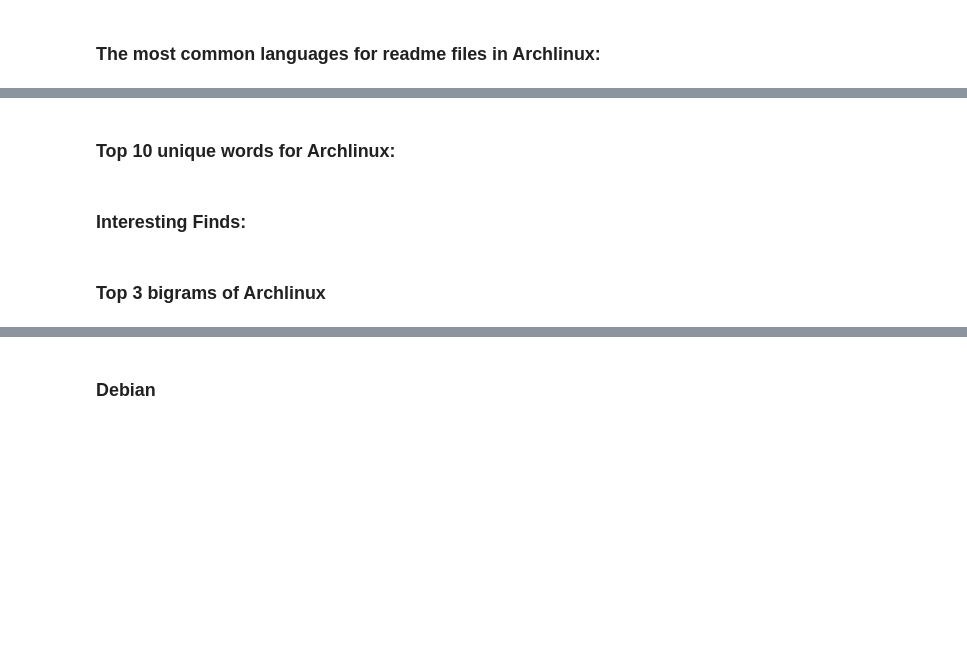
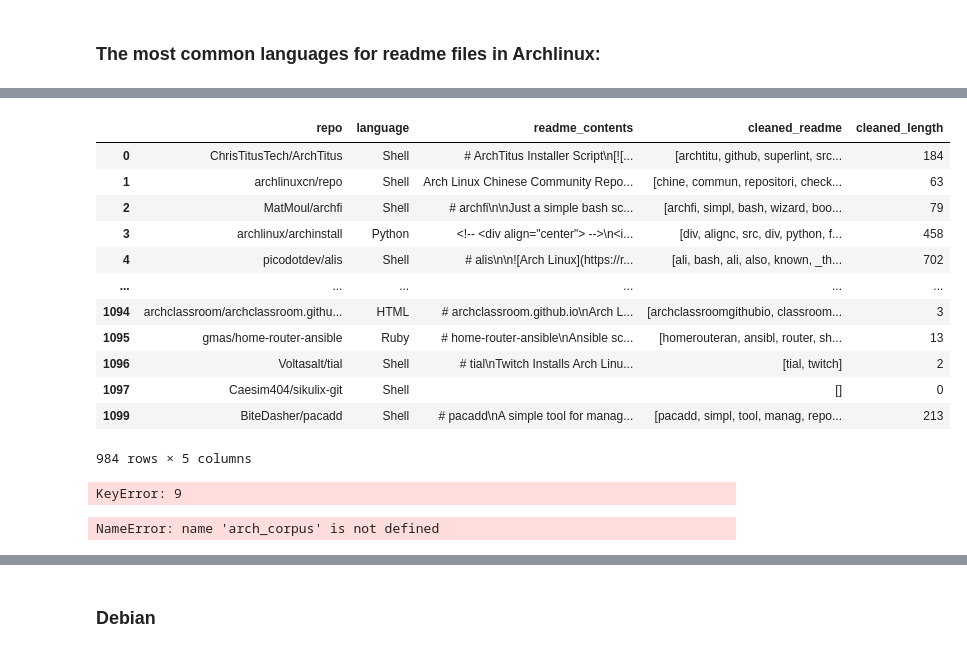
Before and after one commit to jemison-nlp-AnJeSt/github-NLP-project, a Jupyter notebook: Final_Notebook.ipynb, the cells around one changed output, grey strips where cells are left out. Drawn from its saved outputs; the diff is of its cells as text; code cells hidden in the pictures; blank space fills up the shorter version.

```diff
--- a/Final_Notebook.ipynb
+++ b/Final_Notebook.ipynb
@@ -122,11 +130,4 @@ import warnings
 warnings.filterwarnings("ignore")
 # %%
 #calling in master_df:
-master_df = pd.read_csv('master_list.csv')
-
-#handling nulls of rows that do not have languages mentioned:
-master_df = c.drop_nulls(master_df)
-
-#importing our clean/normalization function
-master_df = c.adding_columns(master_df)
-master_df.head()
+master_df = pd.read_json('master_df.json')
@@ -672,3 +690,19 @@ plt.xlabel('Count of Occurances')
+# %%
+arch_df
+# %% [output]
+|  | repo | language | readme_contents | cleaned_readme | cleaned_length |
+| 0 | ChrisTitusTech/ArchTitus | Shell | # ArchTitus Installer Script\n[![... | [archtitu, github, superlint, src... | 184 |
+| 1 | archlinuxcn/repo | Shell | Arch Linux Chinese Community Repo... | [chine, commun, repositori, check... | 63 |
+| 2 | MatMoul/archfi | Shell | # archfi\n\nJust a simple bash sc... | [archfi, simpl, bash, wizard, boo... | 79 |
+| 3 | archlinux/archinstall | Python | <!-- <div align="center"> -->\n<i... | [div, alignc, src, div, python, f... | 458 |
+| 4 | picodotdev/alis | Shell | # alis\n\n![Arch Linux](https://r... | [ali, bash, ali, also, known, _th... | 702 |
+| ... | ... | ... | ... | ... | ... |
+| 1094 | archclassroom/archclassroom.githu... | HTML | # archclassroom.github.io\nArch L... | [archclassroomgithubio, classroom... | 3 |
+| 1095 | gmas/home-router-ansible | Ruby | # home-router-ansible\nAnsible sc... | [homerouteran, ansibl, router, sh... | 13 |
+| 1096 | Voltasalt/tial | Shell | # tial\nTwitch Installs Arch Linu... | [tial, twitch] | 2 |
+| 1097 | Caesim404/sikulix-git | Shell |  | [] | 0 |
+| 1099 | BiteDasher/pacadd | Shell | # pacadd\nA simple tool for manag... | [pacadd, simpl, tool, manag, repo... | 213 |
+984 rows × 5 columns
 # %%
 arch_corpus_list = []
 language = []
@@ -677,11 +711,9 @@ for entry in range(len(arch_df.readme_contents)):
     arch_corpus_list.extend(c.clean_data(arch_df.readme_contents[entry]))
 arch_corpus = pd.Series(arch_corpus_list)
 arch_corpus.describe()
+# %% [output]
+KeyError: 9
 # %%
 arch_corpus.value_counts().head(20).sort_values().plot.barh()
+# %% [output]
+NameError: name 'arch_corpus' is not defined
-# %% [markdown]
-### Top 10 unique words for Archlinux:
-# %% [markdown]
-### Interesting Finds:
-# %% [markdown]
-### Top 3 bigrams of Archlinux
```
Also changed, not shown: parts of 66 cells of this notebook.
